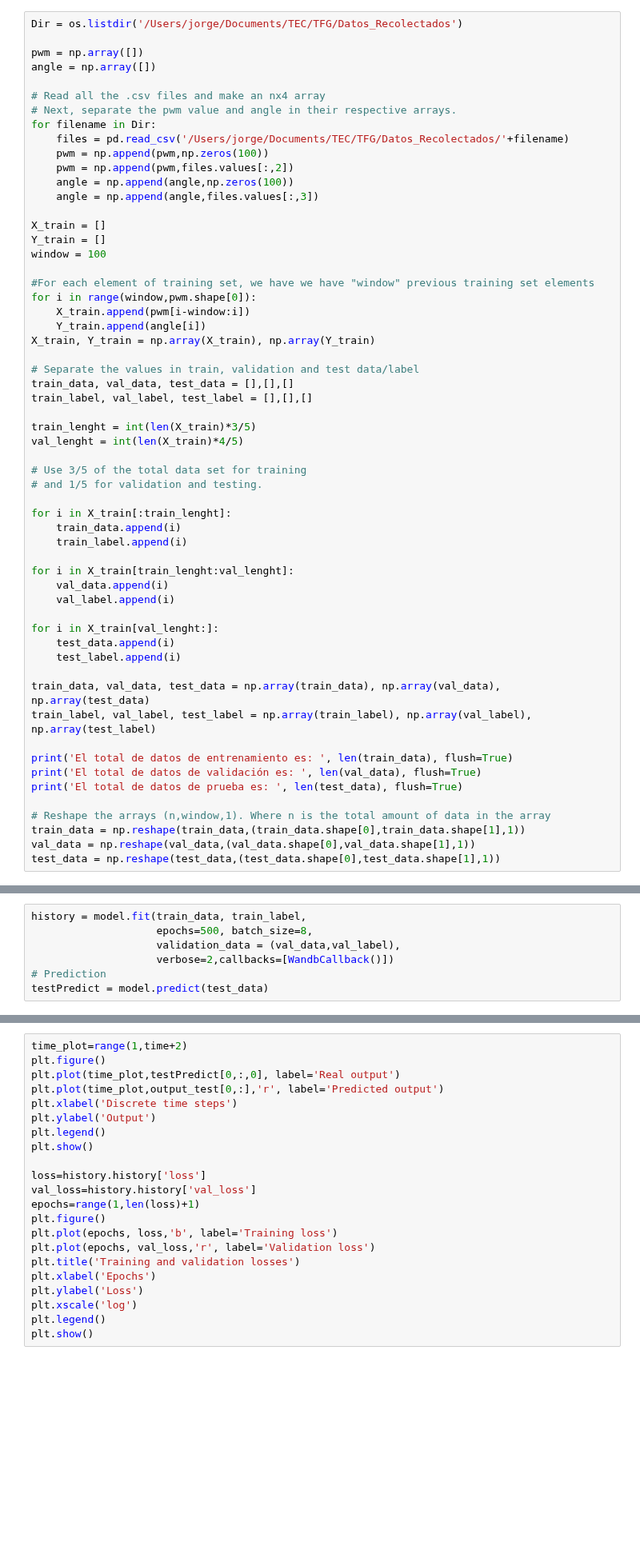
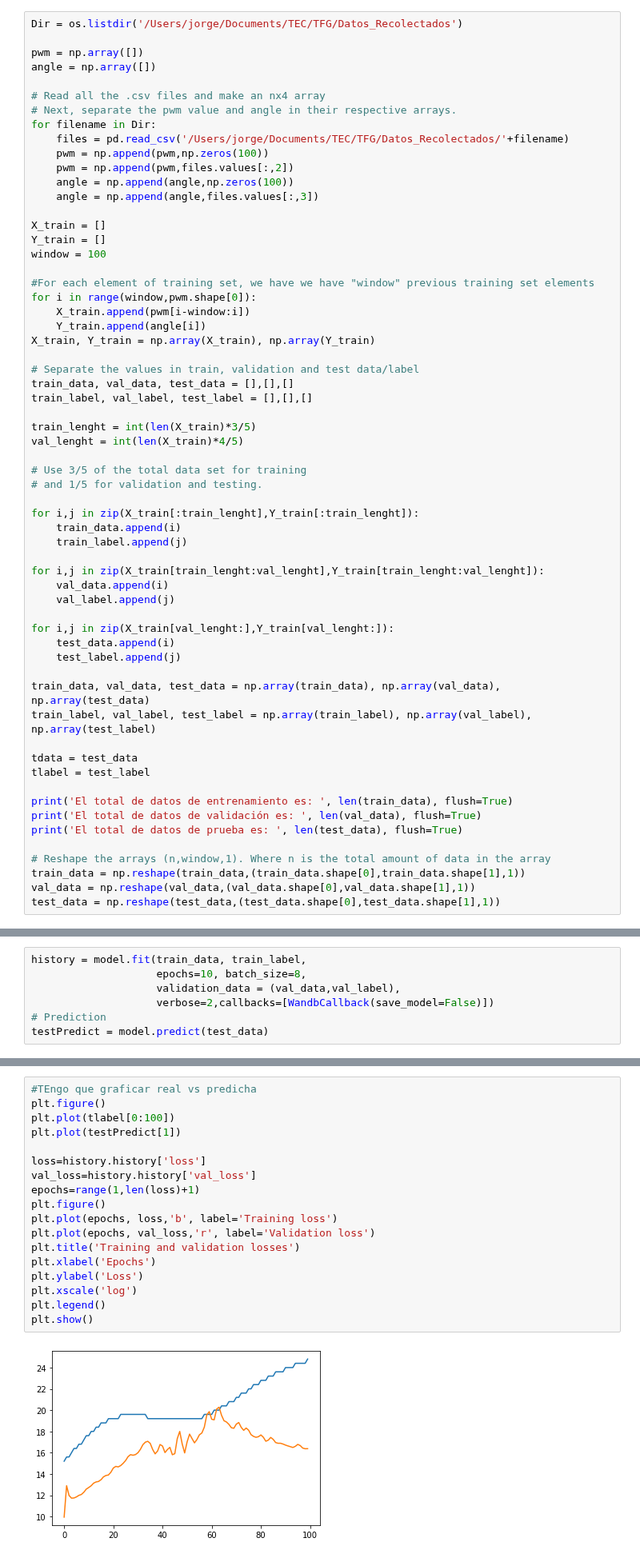
Before and after one commit to jorgebre98/Trabajo_Final_Graduacion, a Jupyter notebook: Mimetizadora.ipynb, the cells around one changed output, grey strips where cells are left out. Shown at 80% size. Saved outputs shown, nothing was run; the diff lists cells and outputs as text; blank space fills up the shorter version.

```diff
--- a/Mimetizadora.ipynb
+++ b/Mimetizadora.ipynb
@@ -75,20 +85,23 @@ val_lenght = int(len(X_train)*4/5)
 # Use 3/5 of the total data set for training
 # and 1/5 for validation and testing.
 
-for i in X_train[:train_lenght]:
+for i,j in zip(X_train[:train_lenght],Y_train[:train_lenght]):
     train_data.append(i)
-    train_label.append(i)
+    train_label.append(j)
 
-for i in X_train[train_lenght:val_lenght]:
+for i,j in zip(X_train[train_lenght:val_lenght],Y_train[train_lenght:val_lenght]):
     val_data.append(i)
-    val_label.append(i)
+    val_label.append(j)
 
-for i in X_train[val_lenght:]:
+for i,j in zip(X_train[val_lenght:],Y_train[val_lenght:]):
     test_data.append(i)
-    test_label.append(i)
+    test_label.append(j)
 
 train_data, val_data, test_data = np.array(train_data), np.array(val_data), np.array(test_data)
 train_label, val_label, test_label = np.array(train_label), np.array(val_label), np.array(test_label)
+
+tdata = test_data
+tlabel = test_label
 
 print('El total de datos de entrenamiento es: ', len(train_data), flush=True)
 print('El total de datos de validación es: ', len(val_data), flush=True)
@@ -117,8 +153,8 @@ model.summary()
 Model Training
 # %%
 history = model.fit(train_data, train_label,
-                    epochs=500, batch_size=8,
+                    epochs=10, batch_size=8,
                     validation_data = (val_data,val_label),
-                    verbose=2,callbacks=[WandbCallback()])
+                    verbose=2,callbacks=[WandbCallback(save_model=False)])
 # Prediction
 testPredict = model.predict(test_data)
@@ -133,22 +217,20 @@ Plot the predicted and "true" output and plot training and validation losses
 # %%
-time_plot=range(1,time+2)
+#TEngo que graficar real vs predicha
 plt.figure()
-plt.plot(time_plot,testPredict[0,:,0], label='Real output')
-plt.plot(time_plot,output_test[0,:],'r', label='Predicted output')
-plt.xlabel('Discrete time steps')
-plt.ylabel('Output')
-plt.legend()
-plt.show()
+plt.plot(tlabel[0:100])
+plt.plot(testPredict[1])
 
 loss=history.history['loss']
 val_loss=history.history['val_loss']
 epochs=range(1,len(loss)+1)
 plt.figure()
 plt.plot(epochs, loss,'b', label='Training loss')
 plt.plot(epochs, val_loss,'r', label='Validation loss')
 plt.title('Training and validation losses')
 plt.xlabel('Epochs')
 plt.ylabel('Loss')
 plt.xscale('log')
 plt.legend()
 plt.show()
+# %% [output]
+[figure, added]
```
Also changed, not shown: parts of 12 cells of this notebook.
